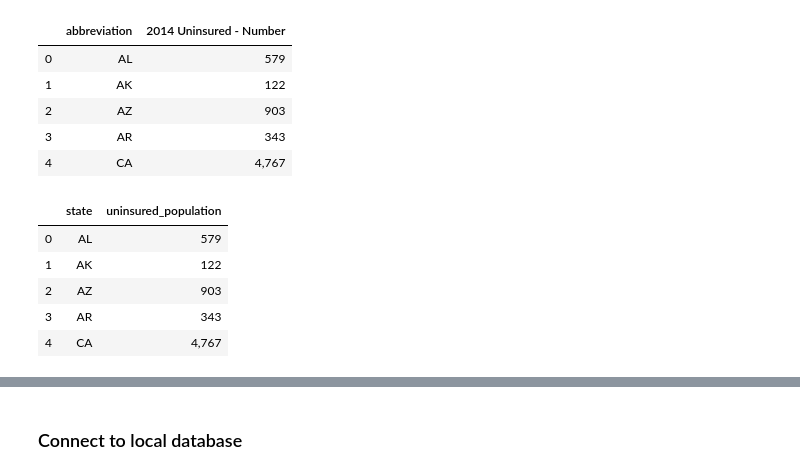
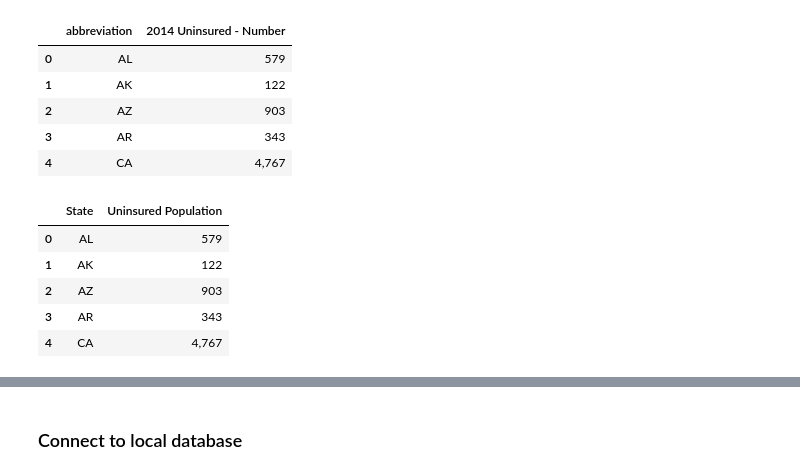
Before and after one commit to rogersc8/etl-project, a Jupyter notebook: ETL Project.ipynb, the cells around one changed output, grey strips where cells are left out. Saved outputs shown, nothing was run; the diff lists cells and outputs as text; code cells hidden in the pictures.

```diff
--- a/ETL Project.ipynb
+++ b/ETL Project.ipynb
@@ -58,10 +59,10 @@ new_no_health_df.head()
 | 3 | AR | 343 |
 | 4 | CA | 4,767 |
 # %%
-new_no_health_df = new_no_health_df.rename(columns={'abbreviation': 'state', '2014 Uninsured - Number': 'uninsured_population'})
+new_no_health_df = new_no_health_df.rename(columns={'abbreviation': 'State', '2014 Uninsured - Number': 'Uninsured Population'})
 new_no_health_df.head()
 # %% [output]
-|  | state | uninsured_population |
+|  | State | Uninsured Population |
 | 0 | AL | 579 |
 | 1 | AK | 122 |
 | 2 | AZ | 903 |
```
Also changed, not shown: parts of 25 cells of this notebook, 2 other files.
